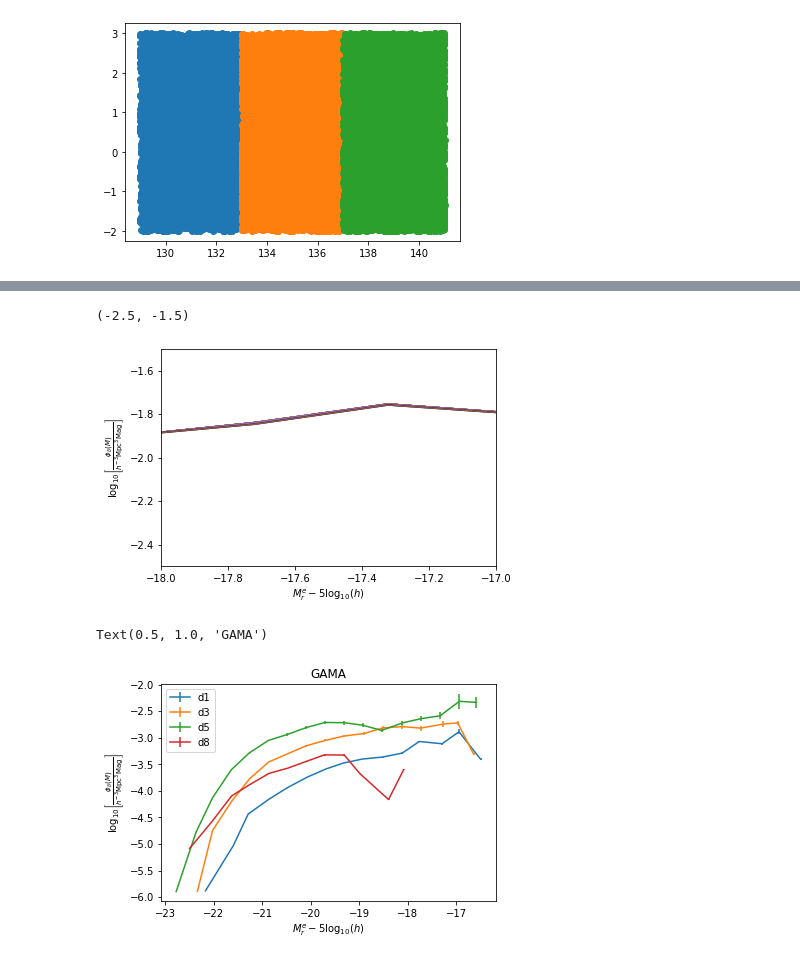
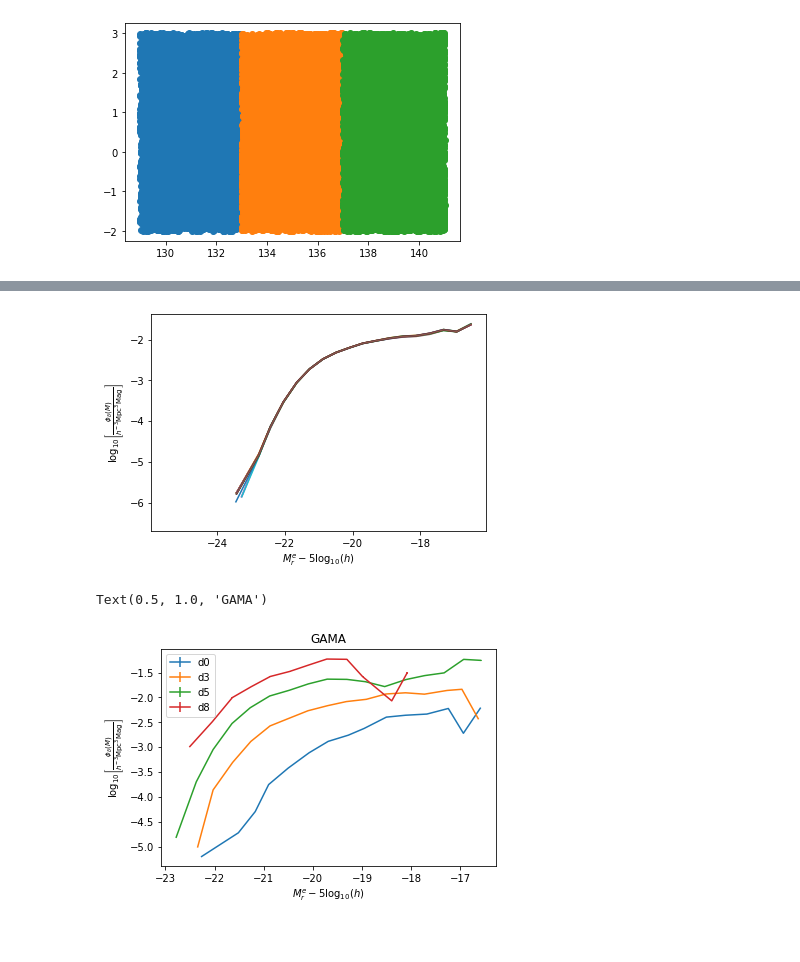
Before and after one commit to SgmAstro/DESI, a Jupyter notebook: docs/nb/jackknifeQA.ipynb, the cells around one changed output, grey strips where cells are left out. Cells and saved outputs as stored; diff of their text form; code cells hidden in the pictures.

```diff
--- a/docs/nb/jackknifeQA.ipynb
+++ b/docs/nb/jackknifeQA.ipynb
@@ -81,4 +73,5 @@ fpath
 # %%
+fpath = findfile(ftype='lumfn', version=version, survey=survey)
 lumfn = Table.read(fpath, hdu=1)
 # %%
 # TODO: take from header.
@@ -97,11 +112,10 @@ for idx in range(1, jackknife+1):
     lumfn = Table.read(fpath, hdu=idx)
     plt.plot(lumfn['MEDIAN_M'], np.log10(lumfn['PHI_IVMAX']))
 
-plt.plot(lumfn['MEDIAN_M'], np.log10(lumfn['PHI_JK']), color='black')
-plt.errorbar(lumfn['MEDIAN_M'], np.log10(lumfn['PHI_JK']), yerr=lumfn['PHI_ERR'])
+lumfn = Table.read(fpath, hdu=1)
+plt.plot(lumfn['MEDIAN_M'], np.log10(lumfn['PHI_IVMAX_JK']), color='black')
+plt.errorbar(lumfn['MEDIAN_M'], np.log10(lumfn['PHI_IVMAX_JK']), yerr=lumfn['PHI_IVMAX_ERROR_JK']*15)
 
 plt.xlabel(r'$M_r^e - 5 \log_{10}(h)$')
 plt.ylabel(r'$\log_{10} \left[ \frac{\phi_\delta(M)}{h^{-3} {\rm Mpc}^{3} {\rm Mag}^{}} \right] $')
-plt.xlim(-18, -17)
-plt.ylim(-2.5, -1.5)
 # %% [output]
@@ -122,5 +123,4 @@ WARNING: AstropyDeprecationWarning: Specified hdu=15 not found, reading in first
-(-2.5, -1.5)
-[figure, old version]
+[figure, new version]
 # %%
 '''
 d8 JK work here
@@ -128,12 +128,12 @@ d8 JK work here
 # TODO: take from header.
 jackknife = 15
 
-for utier in [1, 3, 5, 8]:
-    fpath = '/cosma/home/durham/dc-moor2/data/GAMA4/gama_gold_G9_ddp_n8_d0_{}_lumfn_test2.fits'.format(utier)
+for utier in [0, 3, 5, 8]:
+    fpath = '/cosma/home/durham/dc-moor2/data/GAMA4/gama_gold_G9_ddp_n8_d0_{}_lumfn.fits'.format(utier)
     lumfn = Table.read(fpath, hdu=1)
 
 
-    plt.errorbar(lumfn['MEDIAN_M'], np.log10(lumfn['PHI_JK']), yerr=lumfn['PHI_ERR'], label='d{}'.format(utier))
+    plt.errorbar(lumfn['MEDIAN_M'], np.log10(lumfn['PHI_IVMAX_JK']), yerr=lumfn['PHI_IVMAX_ERROR'], label='d{}'.format(utier))
 
 plt.xlabel(r'$M_r^e - 5 \log_{10}(h)$')
 plt.ylabel(r'$\log_{10} \left[ \frac{\phi_\delta(M)}{h^{-3} {\rm Mpc}^{3} {\rm Mag}^{}} \right] $')
@@ -141,4 +141,4 @@ plt.legend()
 plt.title(survey.upper())
 # %% [output]
 Text(0.5, 1.0, 'GAMA')
-[figure, old version]
+[figure, new version]
```
Also changed, not shown: parts of 10 cells of this notebook.
